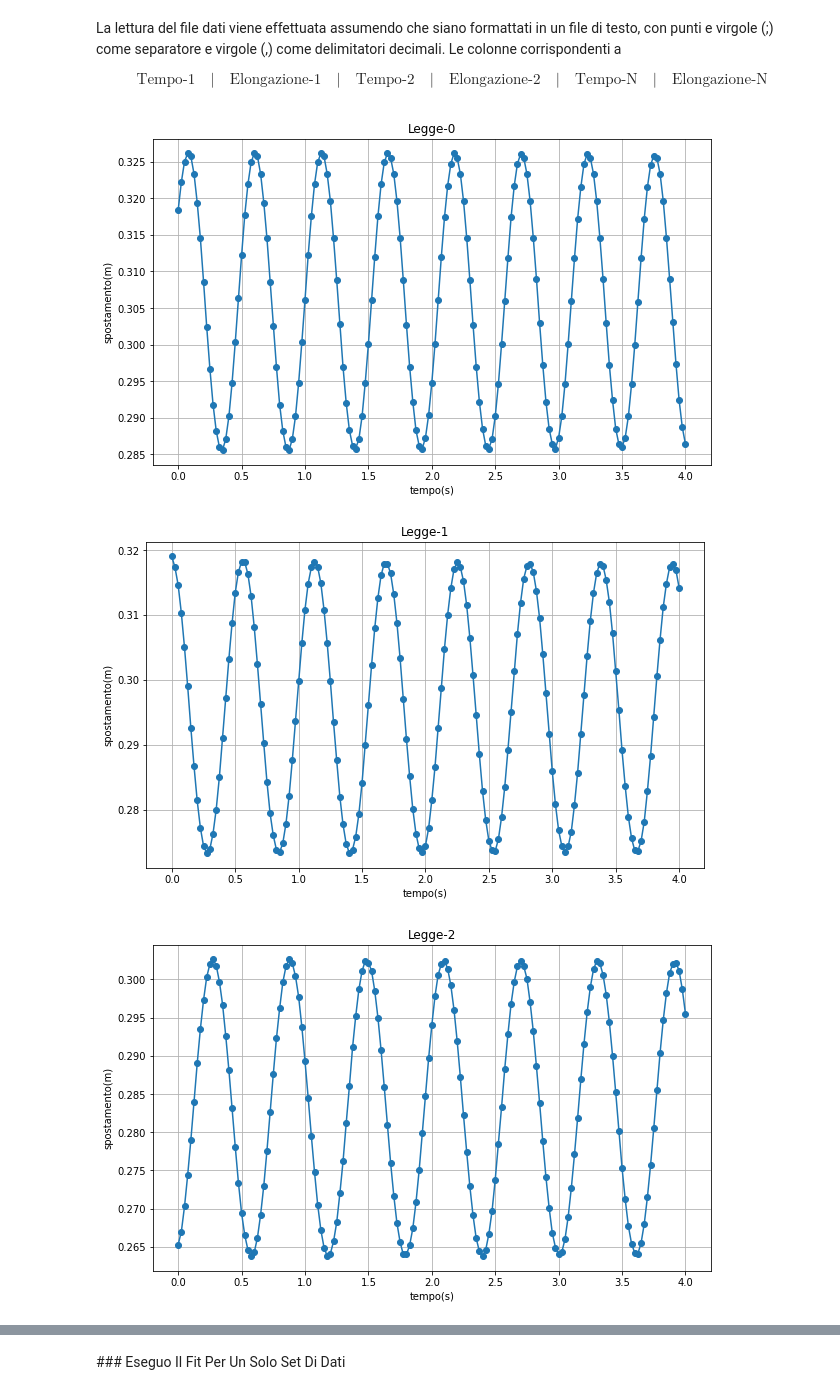
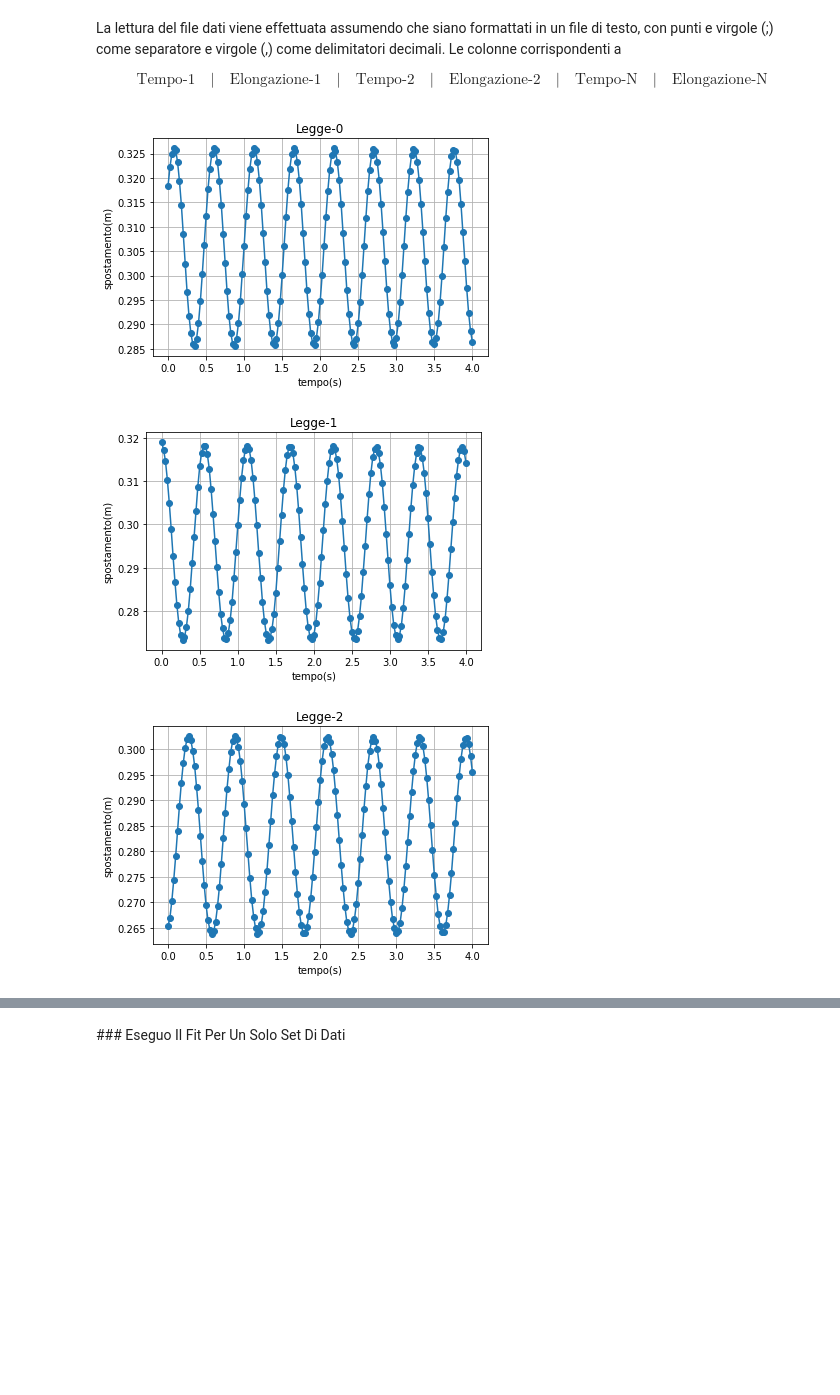
Before and after one commit to generalemike/Laboratorio-Fisica, a Jupyter notebook: EsperimentoOscillatoreArmonico/Codice/EsperimentoOscillatoreArmonico.ipynb, the cells around one changed output, grey strips where cells are left out. Cells and saved outputs as stored; diff of their text form; code cells hidden in the pictures; blank space fills up the shorter version.

```diff
--- a/EsperimentoOscillatoreArmonico/Codice/EsperimentoOscillatoreArmonico.ipynb
+++ b/EsperimentoOscillatoreArmonico/Codice/EsperimentoOscillatoreArmonico.ipynb
@@ -111,34 +111,34 @@ LIMIT = 200
 DEBUG = False
 
 # creo il dizionario che conterrà i dati
 dati_completi = {}
 
 with open(PATH_DATI_COMPLETI, "r") as f:
   for index in range(int(len(f.readline().split(";")) / 2)):
     dati_completi[f"tempo-{index}"] = []
     dati_completi[f"elongazione-{index}"] = []
   for line in f.readlines()[:LIMIT]:
     for index in range(int(len(line.split(";")) / 2)):
       dati_completi[f"tempo-{index}"].append(float(line.split(";")[2 * index].replace(",", ".")))
       dati_completi[f"elongazione-{index}"].append(float(line.split(";")[2 * index + 1].replace(",", ".")))
   for index in range(int(len(dati_completi) / 2)):
     dati_completi[f"tempo-{index}"] = np.array(dati_completi[f"tempo-{index}"])
     dati_completi[f"elongazione-{index}"] = np.array(dati_completi[f"elongazione-{index}"])
 
 if DEBUG:
   pprint(dati_completi)
 
 
 for index in range(int(len(dati_completi) / 2))[:AMOUNT]:
     t = dati_completi[f"tempo-{index}"]
     y = dati_completi[f"elongazione-{index}"]
-    plt.figure(figsize=(10, 6))    #visualizzo i dati importati
+    plt.figure()    #visualizzo i dati importati
     plt.title(f"Legge-{index}")
     plt.xlabel("tempo(s)")
     plt.ylabel("spostamento(m)")
     plt.grid()
     _ = plt.plot(t,y, marker='o')
 # %% [output]
-[figure, old version]
+[figure, new version]
-[figure, old version]
+[figure, new version]
-[figure, old version]
+[figure, new version]
```
Also changed, not shown: parts of 5 cells of this notebook.
